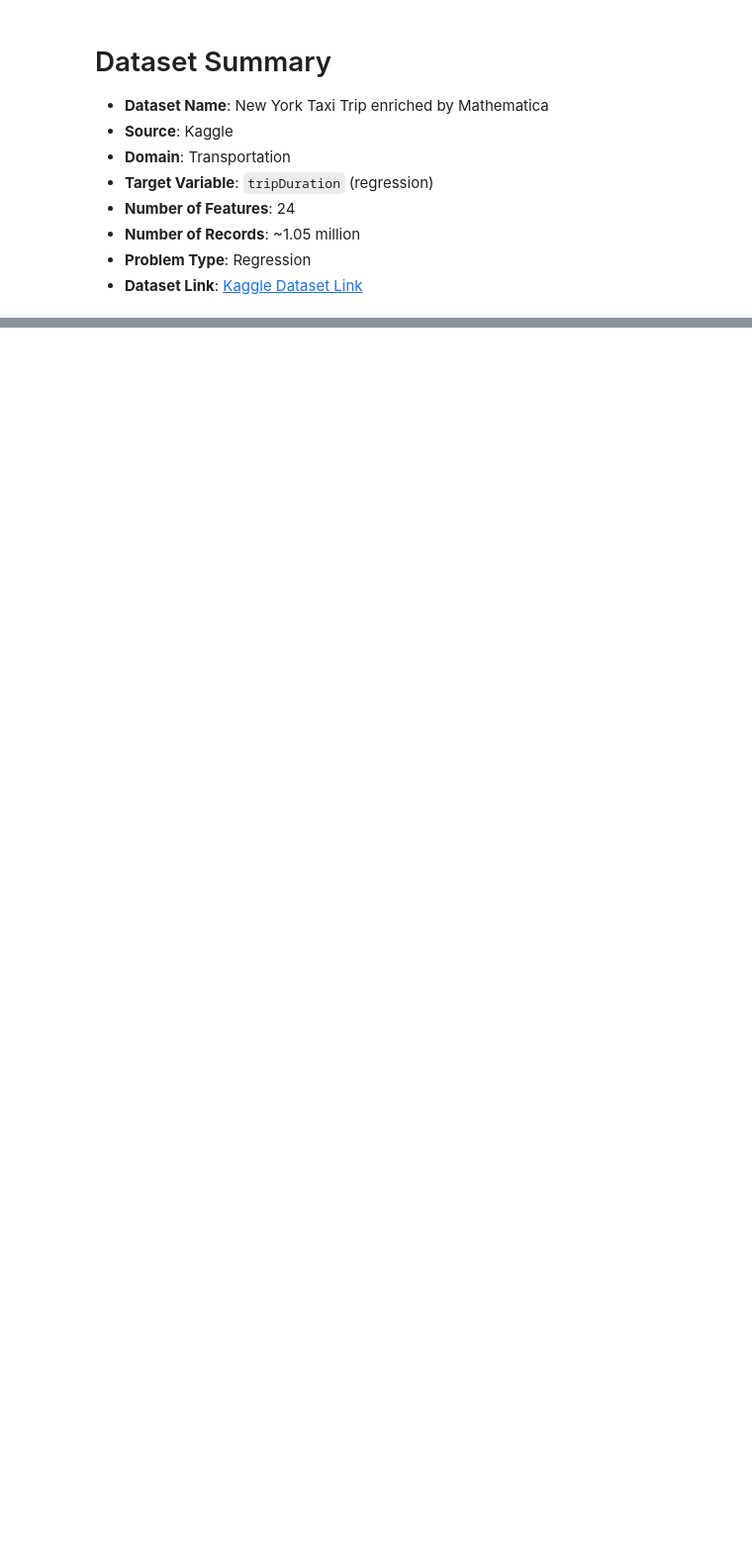
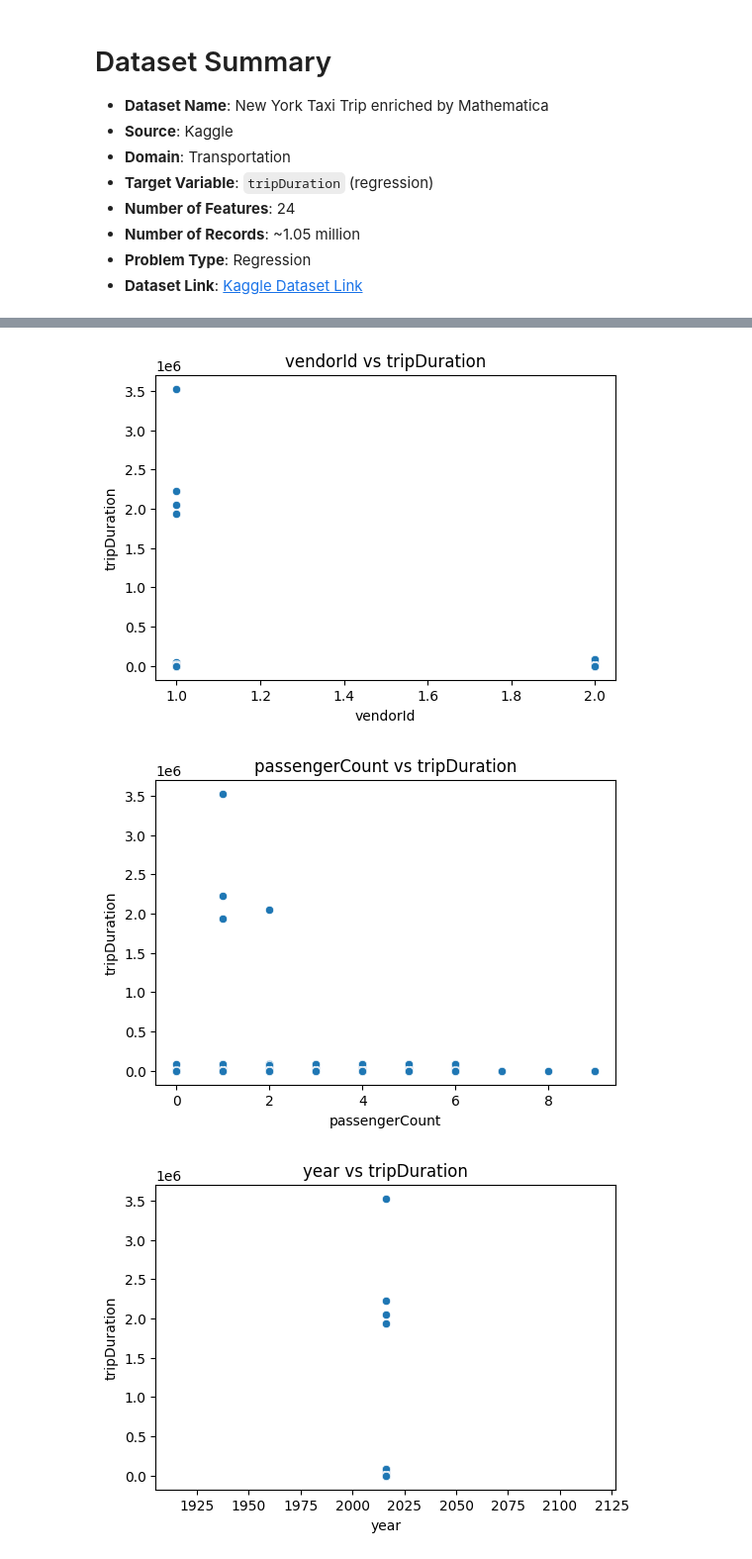
Before and after one commit to kainat5008/ML-Assignment-01, a Jupyter notebook: Assignment1.ipynb, the cells around one changed output, grey strips where cells are left out. Shown: that part at 99% size. Drawn from its saved outputs; the diff is of its cells as text; code cells hidden in the pictures; blank space fills up the shorter version.

```diff
--- a/Assignment1.ipynb
+++ b/Assignment1.ipynb
@@ -16,9 +29,17 @@
 # %%
+
+import gdown
+
+file_id = '1-kupu4E9ObvD3zN_5AEaP8jArUVgH8PD'
+file_url = f'https://drive.google.com/uc?id={file_id}'
+
+# Download the file
+output = 'NY_Taxi_Rich.csv'
+gdown.download(file_url, output, quiet=False)
+
+# Load the dataset
 import pandas as pd
-
-# Load the dataset from Google Drive
-file_url = 'https://drive.google.com/uc?export=download&id=1-kupu4E9ObvD3zN_5AEaP8jArUVgH8PD'
-df = pd.read_csv(file_url)
+df = pd.read_csv(output)
 
 # Display the first 5 rows
 print(df.head())
@@ -68,9 +107,13 @@ ValueError: hist method requires numerical or datetime columns, nothing to plot.
 # %%
 # Scatter plot for numeric features vs target variable
-target_variable = 'trip_duration'  # Replace with your target variable
+target_variable = 'tripDuration'  # Replace with your target variable
 for feature in numeric_features:
     if feature != target_variable:
         plt.figure(figsize=(6, 4))
         sns.scatterplot(x=df[feature], y=df[target_variable])
         plt.title(f"{feature} vs {target_variable}")
         plt.show()
+# %% [output]
+[figure, added]
+[figure, added]
+[figure, added]
```
Also changed, not shown: parts of 11 cells of this notebook.
